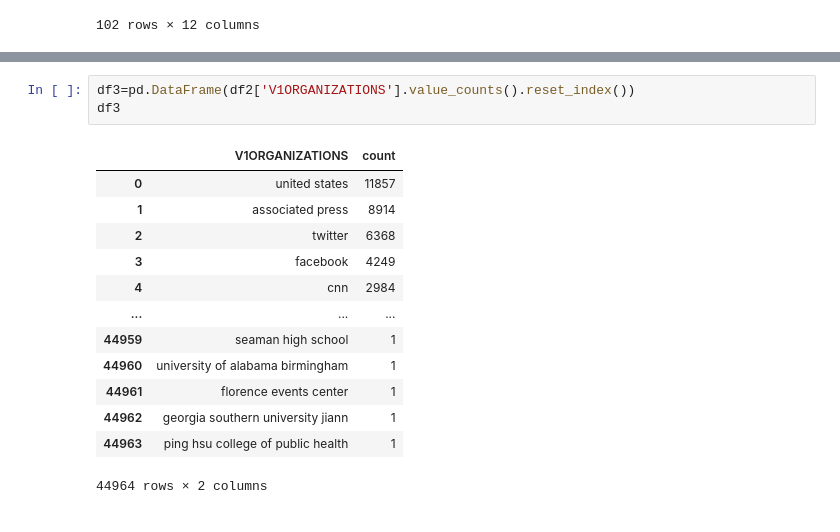
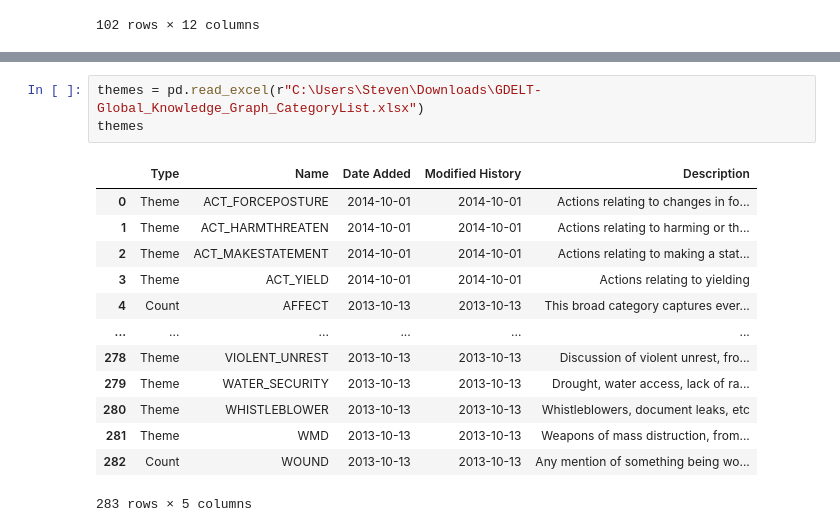
Before and after one commit to svanomm/sentiment-volume-forecasting, a Jupyter notebook: Scripts/03 Download and Process GDELT Data.ipynb, the cells around one changed output, grey strips where cells are left out. Saved outputs shown, nothing was run; the diff lists cells and outputs as text.

```diff
--- a/Scripts/03 Download and Process GDELT Data.ipynb
+++ b/Scripts/03 Download and Process GDELT Data.ipynb
@@ -456,17 +390,17 @@ df4
-# %%
-df3=pd.DataFrame(df2['V1ORGANIZATIONS'].value_counts().reset_index())
-df3
-# %% [output]
-|  | V1ORGANIZATIONS | count |
-| 0 | united states | 11857 |
-| 1 | associated press | 8914 |
-| 2 | twitter | 6368 |
-| 3 | facebook | 4249 |
-| 4 | cnn | 2984 |
-| ... | ... | ... |
-| 44959 | seaman high school | 1 |
-| 44960 | university of alabama birmingham | 1 |
-| 44961 | florence events center | 1 |
-| 44962 | georgia southern university jiann | 1 |
-| 44963 | ping hsu college of public health | 1 |
-44964 rows × 2 columns
+# %%
+themes = pd.read_excel(r"C:\Users\Steven\Downloads\GDELT-Global_Knowledge_Graph_CategoryList.xlsx")
+themes
+# %% [output]
+|  | Type | Name | Date Added | Modified History | Description |
+| 0 | Theme | ACT_FORCEPOSTURE | 2014-10-01 | 2014-10-01 | Actions relating to changes in fo... |
+| 1 | Theme | ACT_HARMTHREATEN | 2014-10-01 | 2014-10-01 | Actions relating to harming or th... |
+| 2 | Theme | ACT_MAKESTATEMENT | 2014-10-01 | 2014-10-01 | Actions relating to making a stat... |
+| 3 | Theme | ACT_YIELD | 2014-10-01 | 2014-10-01 | Actions relating to yielding |
+| 4 | Count | AFFECT | 2013-10-13 | 2013-10-13 | This broad category captures ever... |
+| ... | ... | ... | ... | ... | ... |
+| 278 | Theme | VIOLENT_UNREST | 2013-10-13 | 2013-10-13 | Discussion of violent unrest, fro... |
+| 279 | Theme | WATER_SECURITY | 2013-10-13 | 2013-10-13 | Drought, water access, lack of ra... |
+| 280 | Theme | WHISTLEBLOWER | 2013-10-13 | 2013-10-13 | Whistleblowers, document leaks, etc |
+| 281 | Theme | WMD | 2013-10-13 | 2013-10-13 | Weapons of mass distruction, from... |
+| 282 | Count | WOUND | 2013-10-13 | 2013-10-13 | Any mention of something being wo... |
+283 rows × 5 columns
```
Also changed, not shown: parts of 15 cells of this notebook, 1 other file.
